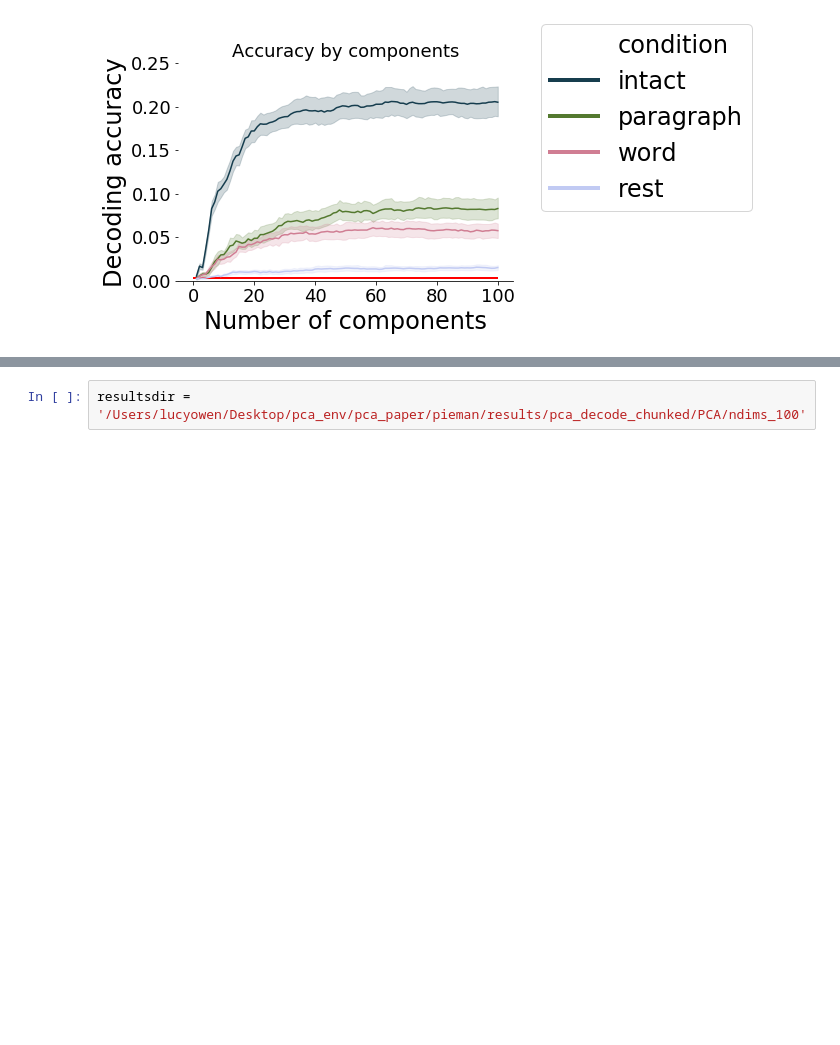
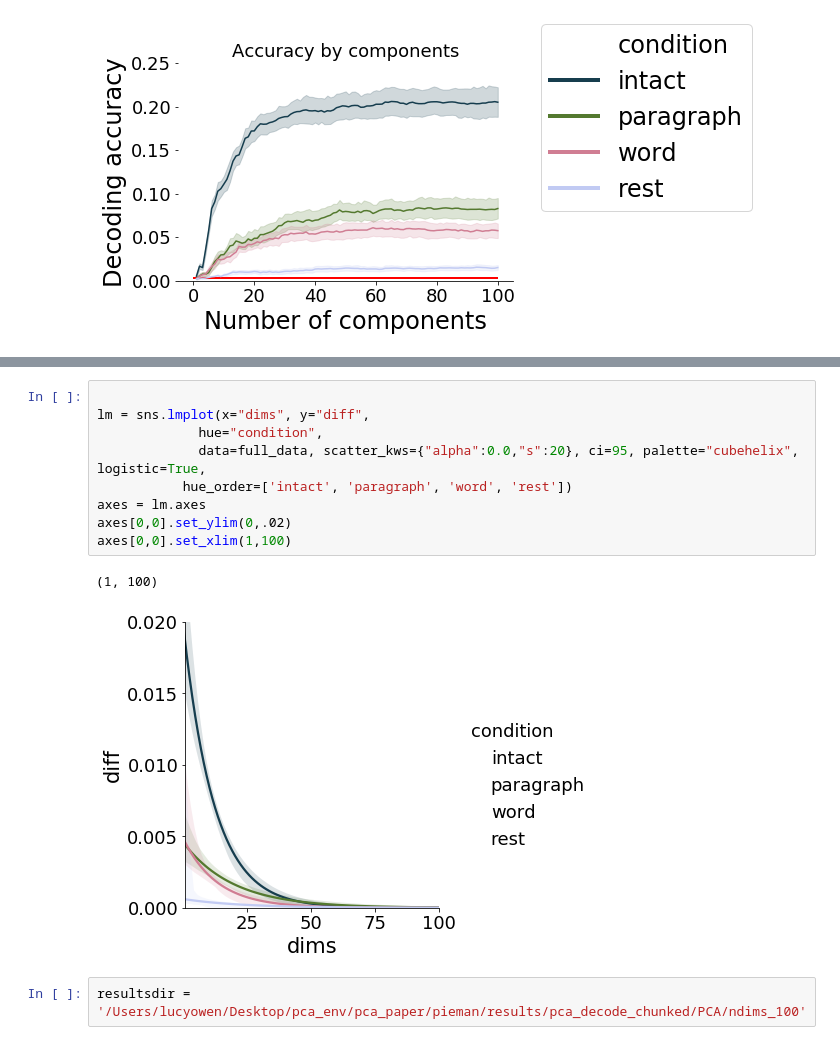
Before and after one commit to ContextLab/pca_paper, a Jupyter notebook: code/notebooks/pca_pieman_decoding.ipynb, the cells around one changed output, grey strips where cells are left out. Drawn from its saved outputs; the diff is of its cells as text; blank space fills up the shorter version.

```diff
--- a/code/notebooks/pca_pieman_decoding.ipynb
+++ b/code/notebooks/pca_pieman_decoding.ipynb
@@ -196,3 +215,15 @@ fig.savefig(outfile, bbox_inches='tight')
+# %%
+
+lm = sns.lmplot(x="dims", y="diff",
+             hue="condition",
+             data=full_data, scatter_kws={"alpha":0.0,"s":20}, ci=95, palette="cubehelix", logistic=True,
+           hue_order=['intact', 'paragraph', 'word', 'rest'])
+axes = lm.axes
+axes[0,0].set_ylim(0,.02)
+axes[0,0].set_xlim(1,100)
+# %% [output]
+(1, 100)
+[figure, added]
 # %%
 resultsdir = '/Users/lucyowen/Desktop/pca_env/pca_paper/pieman/results/pca_decode_chunked/PCA/ndims_100'
 # %%
```
Also changed, not shown: parts of 10 cells of this notebook, 9 other files.
